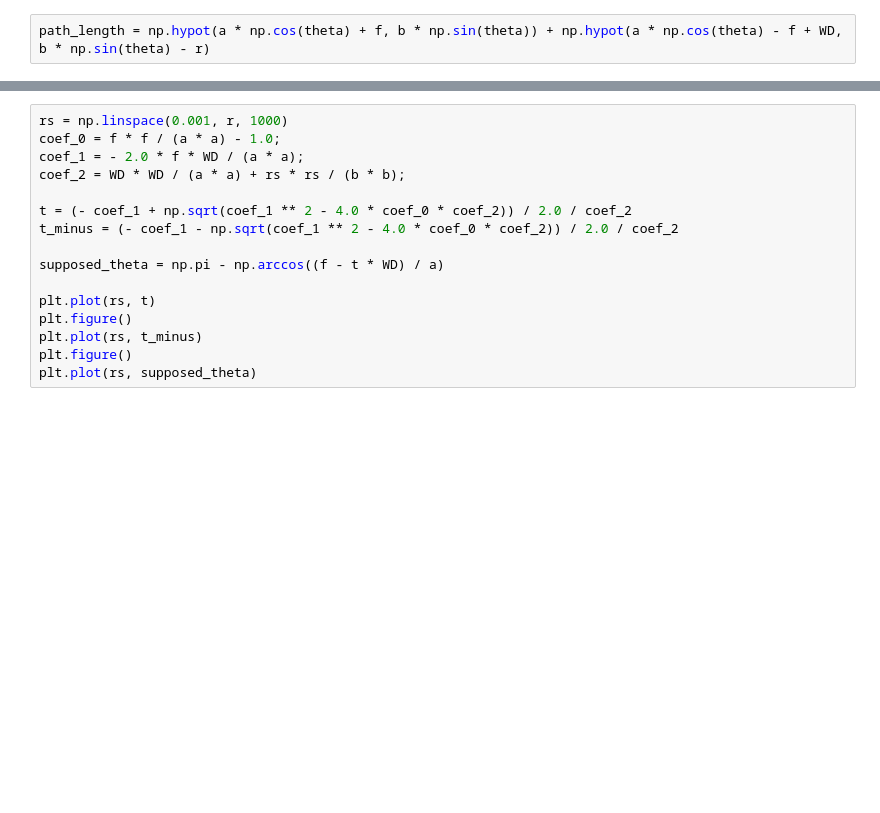
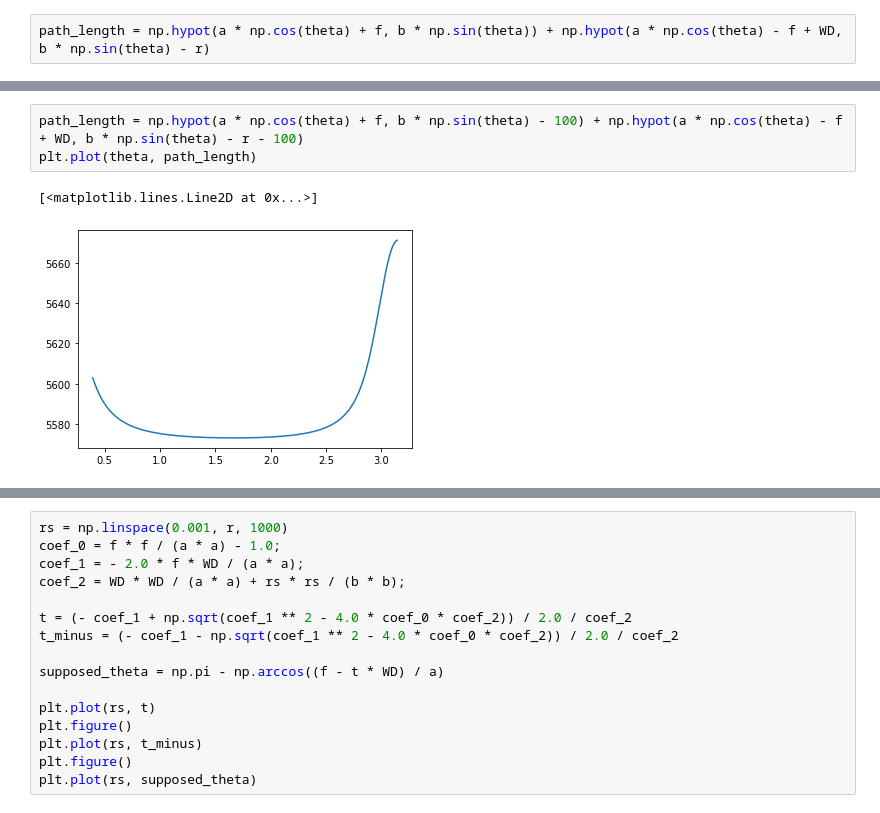
Before and after one commit to dieu-detruit/mirror_focusing, a Jupyter notebook: ellipse/check.ipynb, the cells around one changed output, grey strips where cells are left out. Cells and saved outputs as stored; diff of their text form; blank space fills up the shorter version.

```diff
--- a/ellipse/check.ipynb
+++ b/ellipse/check.ipynb
@@ -20,3 +38,9 @@ plt.plot(theta, path_length)
+# %%
+path_length = np.hypot(a * np.cos(theta) + f, b * np.sin(theta) - 100) + np.hypot(a * np.cos(theta) - f + WD, b * np.sin(theta) - r - 100)
+plt.plot(theta, path_length)
+# %% [output]
+[<matplotlib.lines.Line2D at 0x...>]
+[figure, added]
 # %%
 coef_0 = f * f / (a * a) - 1.0;
 coef_1 = - 2.0 * f * WD / (a * a);
```
Also changed, not shown: parts of 8 cells of this notebook, 3 other files.
